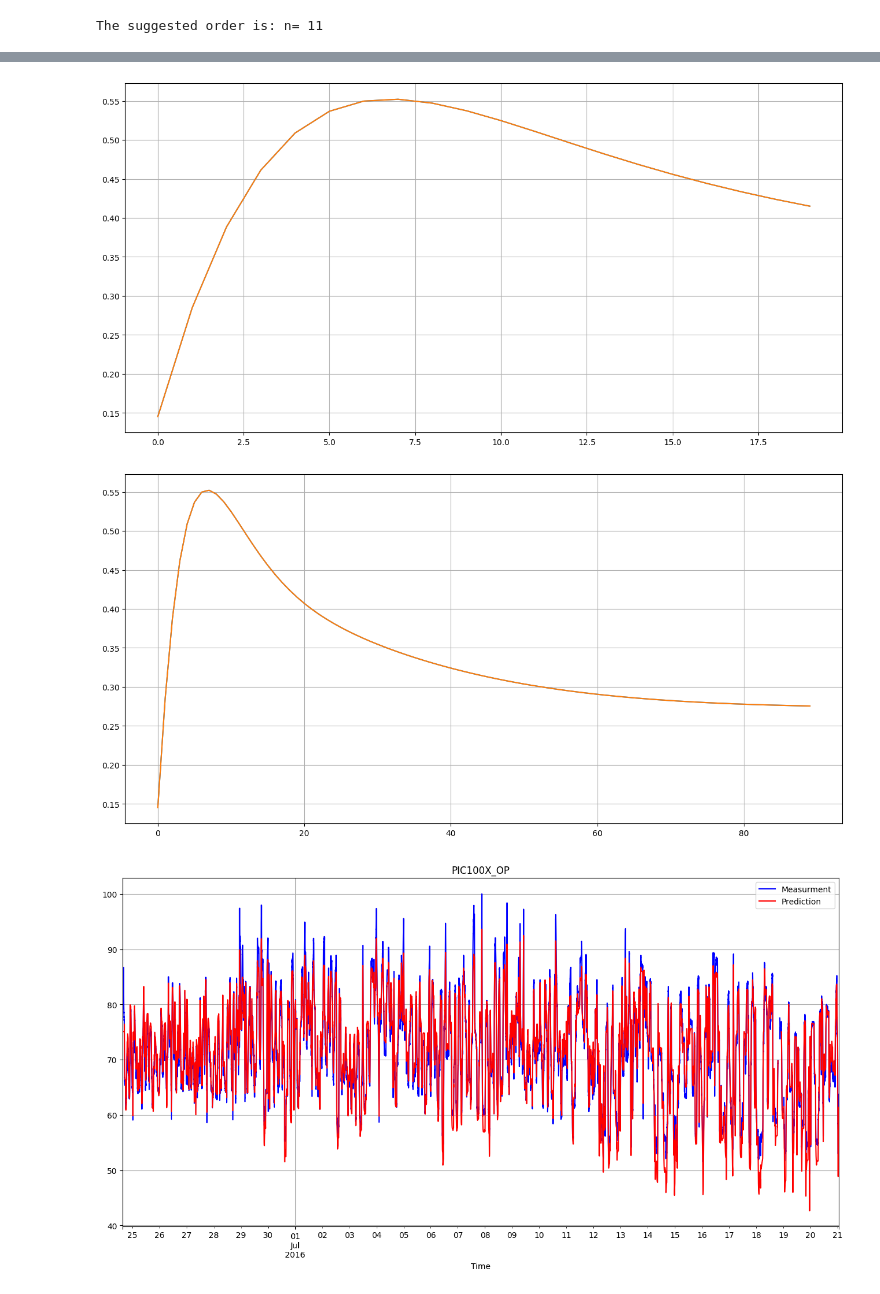
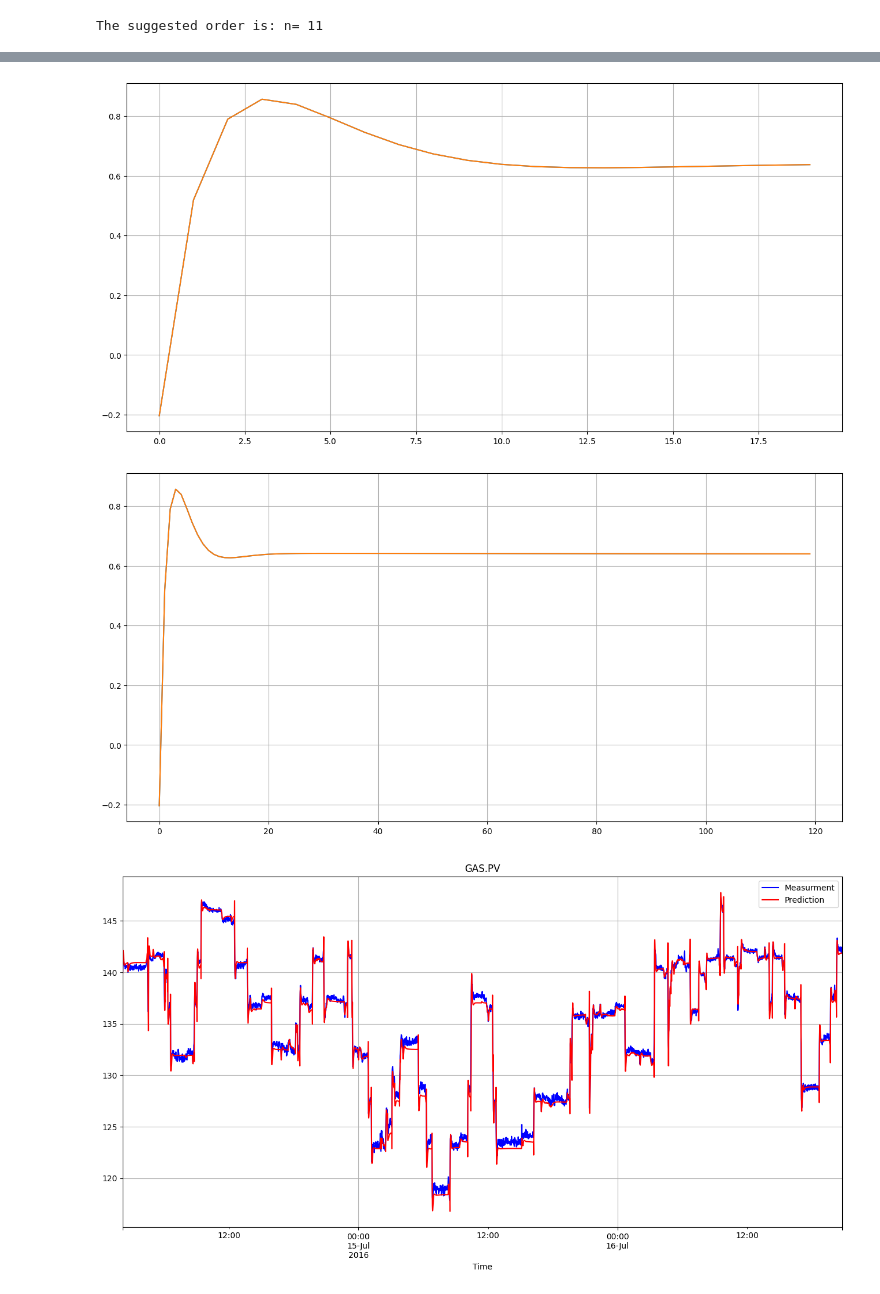
Before and after one commit to CPCLAB-UNIPI/SIPPY, a Jupyter notebook: Examples/subspace_id_upstream.ipynb, the cells around one changed output, grey strips where cells are left out. Saved outputs shown, nothing was run; the diff lists cells and outputs as text; code cells hidden in the pictures.

```diff
--- a/Examples/subspace_id_upstream.ipynb
+++ b/Examples/subspace_id_upstream.ipynb
@@ -150,7 +150,7 @@ t = np.arange(0, tss)
 ![model](upstream_hp.jpg)
 # %%
 input_tag = 'WELL1.OP'
-output_tag = 'PIC100X_OP'
+output_tag = 'GAS.PV'
 # %%
 imp_ij = firmodel[output_tag][input_tag]
 stp_ij = step_response[output_tag][input_tag]
@@ -210,23 +210,23 @@ plt.plot(stp_ij[:20])
 plt.plot(shift_step[:20])
 plt.grid()
 # %% [output]
-[figure, old version]
+[figure, new version]
 # %%
 shift_step = np.cumsum(imp_ij_shift)
 plt.plot(stp_ij)
 plt.plot(shift_step)
 plt.grid()
 # %% [output]
-[figure, old version]
+[figure, new version]
 # %%
 pred = simulate_fir(firmodel, step_test_data)
 # %%
-start_idx = 0
-end_idx = 38010
+start_idx = 28000
+end_idx = 32000
 step_test_data[output_tag].iloc[start_idx:end_idx].plot(color='b', label = 'Measurment')
 pred[output_tag].iloc[start_idx:end_idx].plot(color='r', label = 'Prediction')
 plt.title(output_tag)
 plt.legend()
 plt.grid()
 # %% [output]
-[figure, old version]
+[figure, new version]
```
Also changed, not shown: parts of 5 cells of this notebook, 8 other files.
